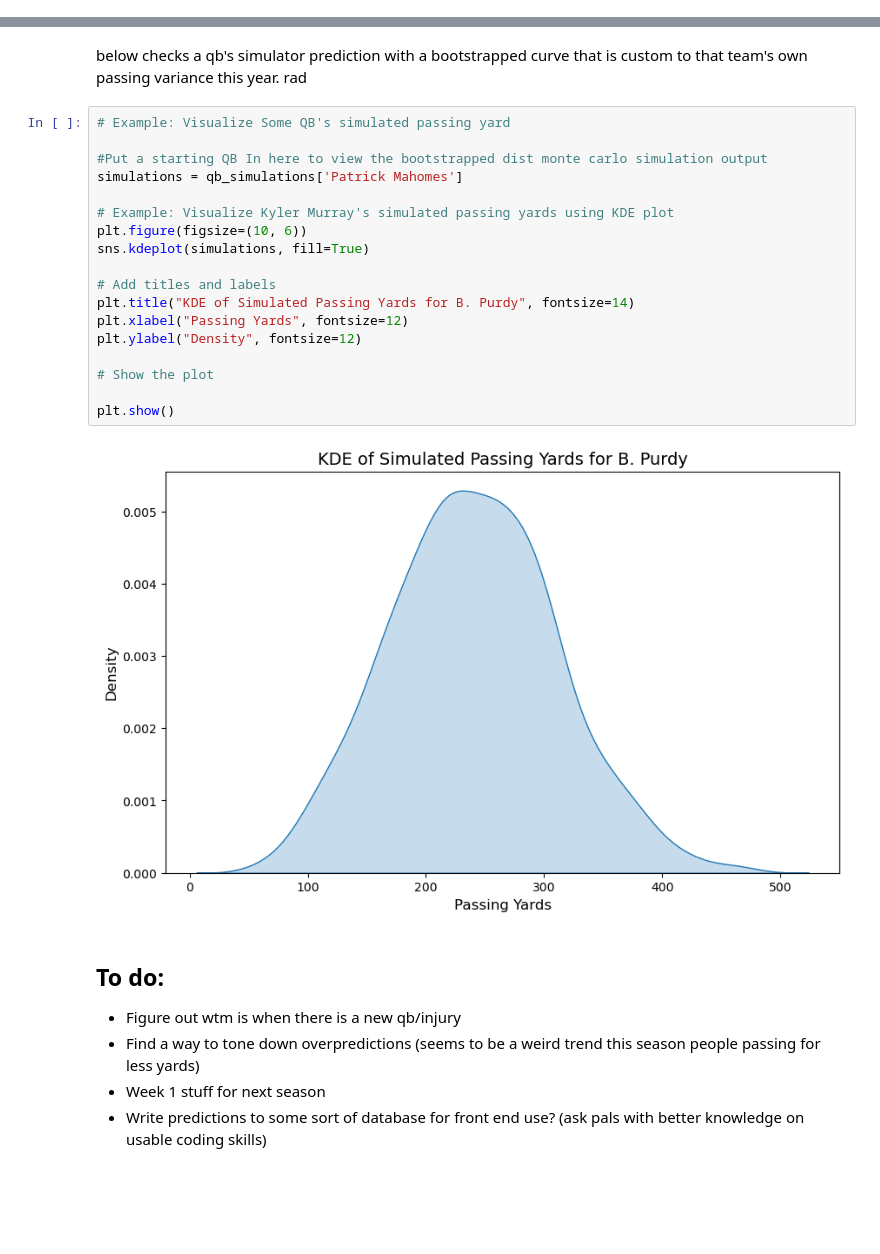
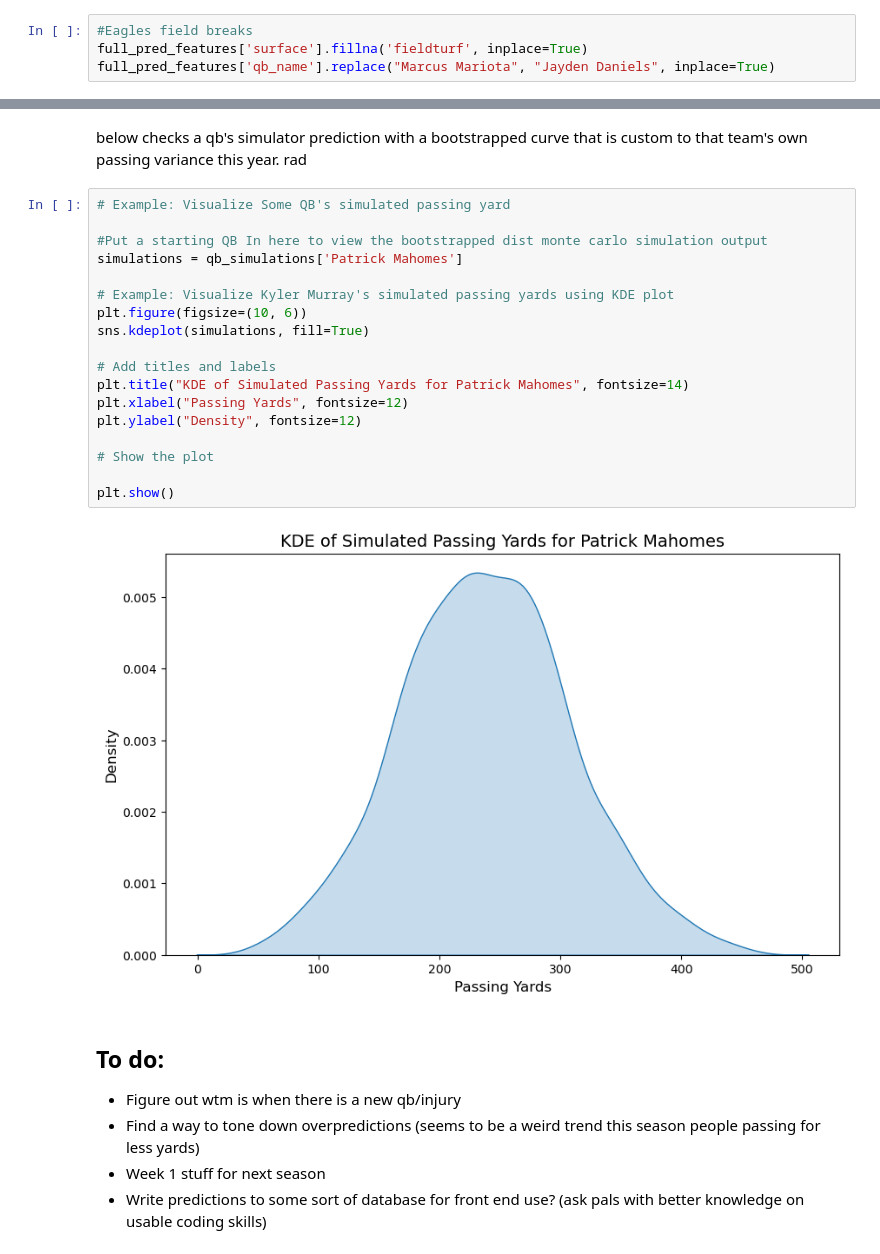
Before and after one commit to bhuggard/MidpointMadness, a Jupyter notebook: MidpointMadnessMainNotebook.ipynb, the cells around one changed output, grey strips where cells are left out. Cells and saved outputs as stored; diff of their text form; blank space fills up the shorter version.

```diff
--- a/MidpointMadnessMainNotebook.ipynb
+++ b/MidpointMadnessMainNotebook.ipynb
@@ -647,6 +647,10 @@ full_pred_features['home_flag_passer'] = full_pred_features['posteam'] == full_p
 
 #Create the home_flag_defense column
 full_pred_features['home_flag_defense'] = full_pred_features['defteam'] == full_pred_features['home_team']
+# %%
+#Eagles field breaks
+full_pred_features['surface'].fillna('fieldturf', inplace=True)
+full_pred_features['qb_name'].replace("Marcus Mariota", "Jayden Daniels", inplace=True)
 # %%
 def predict_passing_yards(df, model, preprocessor, features, categorical_columns, numeric_columns, target_column='predicted_passing_yards'):
     """
@@ -940,23 +956,23 @@ below checks a qb's simulator prediction with a bootstrapped curve that is custo
 # %%
 # Example: Visualize Some QB's simulated passing yard
 
 #Put a starting QB In here to view the bootstrapped dist monte carlo simulation output
 simulations = qb_simulations['Patrick Mahomes']
 
 # Example: Visualize Kyler Murray's simulated passing yards using KDE plot
 plt.figure(figsize=(10, 6))
 sns.kdeplot(simulations, fill=True)
 
 # Add titles and labels
-plt.title("KDE of Simulated Passing Yards for B. Purdy", fontsize=14)
+plt.title("KDE of Simulated Passing Yards for Patrick Mahomes", fontsize=14)
 plt.xlabel("Passing Yards", fontsize=12)
 plt.ylabel("Density", fontsize=12)
 
 # Show the plot
 
 plt.show()
 # %% [output]
-[figure, old version]
+[figure, new version]
 # %% [markdown]
 ## To do:
 * Figure out wtm is when there is a new qb/injury
```
Also changed, not shown: parts of 5 cells of this notebook, 3 other files.
